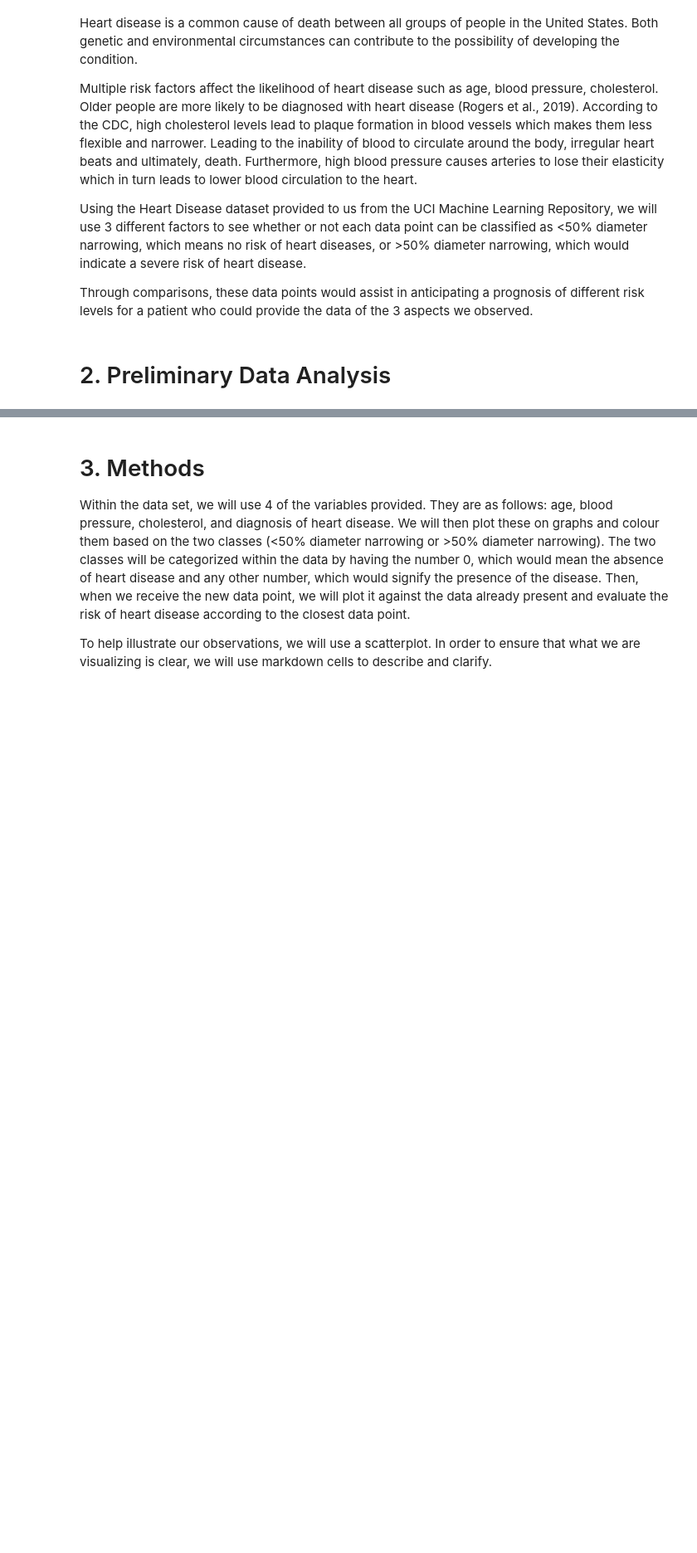
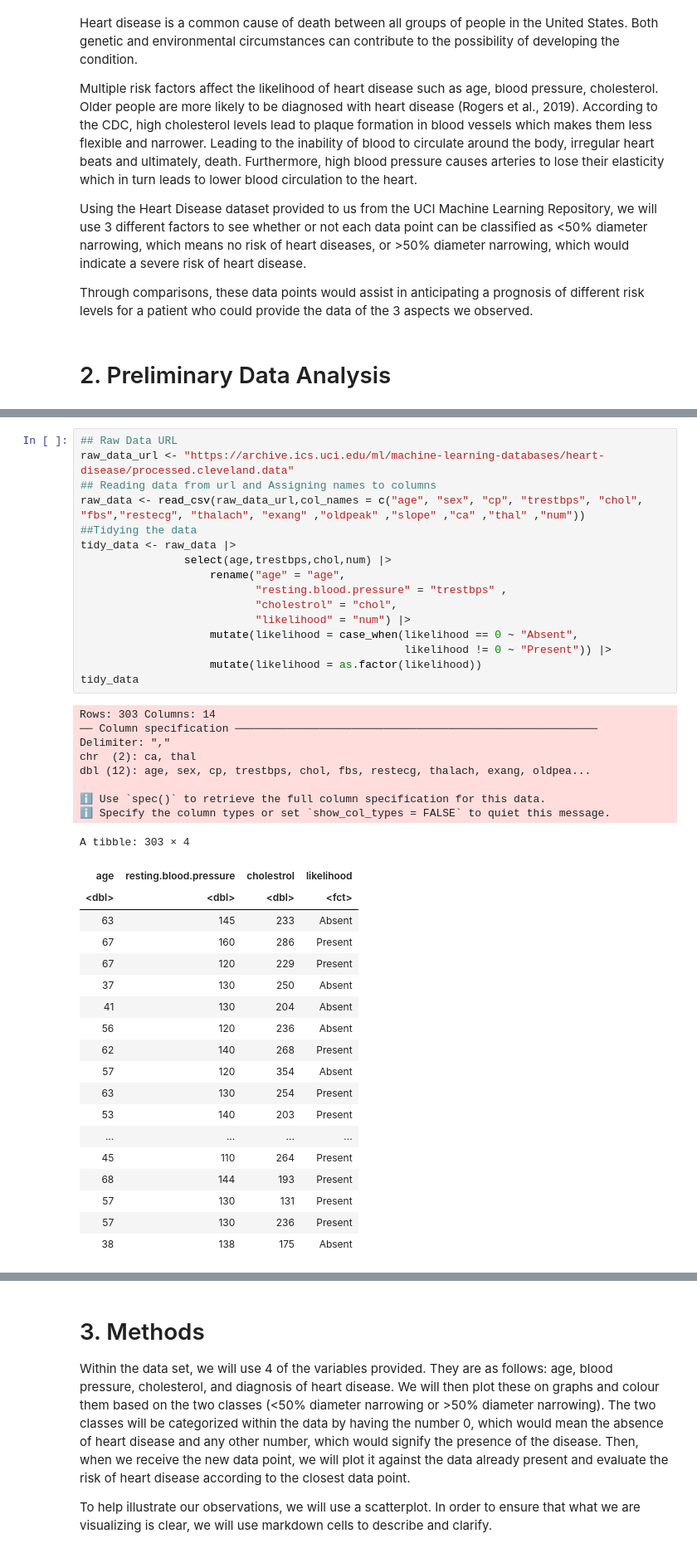
Before and after one commit to VivaanWadhwa/Heart_Disease_Prediction, a Jupyter notebook: Project_Proposal.ipynb, the cells around one changed output, grey strips where cells are left out. Shown: that part at 83% size. Drawn from its saved outputs; the diff is of its cells as text; blank space fills up the shorter version.

```diff
--- a/Project_Proposal.ipynb
+++ b/Project_Proposal.ipynb
@@ -16,0 +42,44 @@ Through comparisons, these data points would assist in anticipating a prognosis
+# %%
+## Raw Data URL
+raw_data_url <- "https://archive.ics.uci.edu/ml/machine-learning-databases/heart-disease/processed.cleveland.data"
+## Reading data from url and Assigning names to columns
+raw_data <- read_csv(raw_data_url,col_names = c("age", "sex", "cp", "trestbps", "chol", "fbs","restecg", "thalach", "exang" ,"oldpeak" ,"slope" ,"ca" ,"thal" ,"num"))
+##Tidying the data
+tidy_data <- raw_data |>
+                select(age,trestbps,chol,num) |>
+                    rename("age" = "age",
+                           "resting.blood.pressure" = "trestbps" ,
+                           "cholestrol" = "chol",
+                           "likelihood" = "num") |>
+                    mutate(likelihood = case_when(likelihood == 0 ~ "Absent",
+                                                  likelihood != 0 ~ "Present")) |>
+                    mutate(likelihood = as.factor(likelihood))
+tidy_data
+# %% [output]
+Rows: 303 Columns: 14
+── Column specification ────────────────────────────────────────────────────────
+Delimiter: ","
+chr  (2): ca, thal
+dbl (12): age, sex, cp, trestbps, chol, fbs, restecg, thalach, exang, oldpea...
+
+ℹ Use `spec()` to retrieve the full column specification for this data.
+ℹ Specify the column types or set `show_col_types = FALSE` to quiet this message.
+A tibble: 303 × 4
+| age | resting.blood.pressure | cholestrol | likelihood |
+| <dbl> | <dbl> | <dbl> | <fct> |
+| 63 | 145 | 233 | Absent |
+| 67 | 160 | 286 | Present |
+| 67 | 120 | 229 | Present |
+| 37 | 130 | 250 | Absent |
+| 41 | 130 | 204 | Absent |
+| 56 | 120 | 236 | Absent |
+| 62 | 140 | 268 | Present |
+| 57 | 120 | 354 | Absent |
+| 63 | 130 | 254 | Present |
+| 53 | 140 | 203 | Present |
+| ... | ... | ... | ... |
+| 45 | 110 | 264 | Present |
+| 68 | 144 | 193 | Present |
+| 57 | 130 | 131 | Present |
+| 57 | 130 | 236 | Present |
+| 38 | 138 | 175 | Absent |
```
Also changed, not shown: parts of 4 cells of this notebook, 1 other file.
